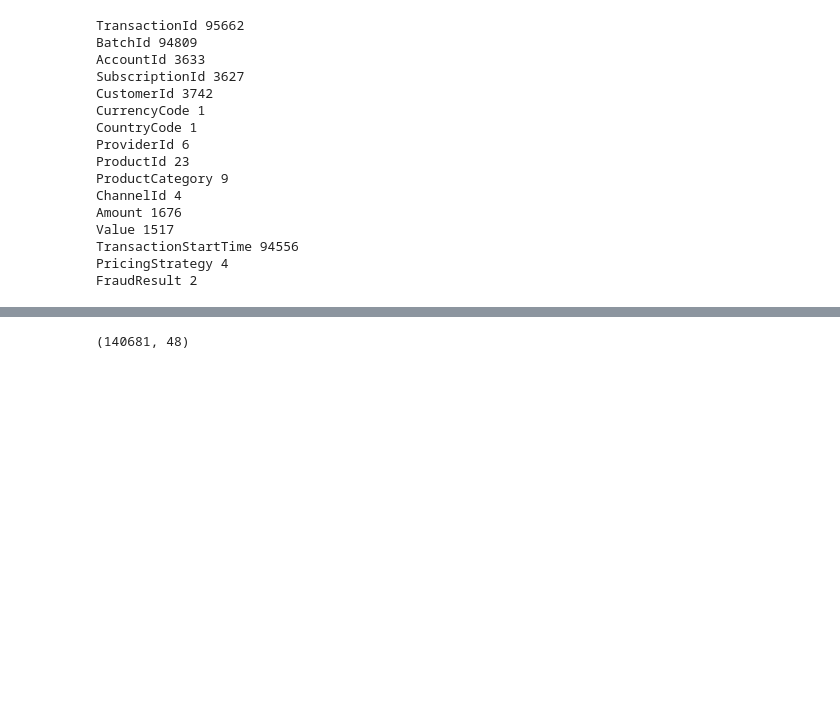
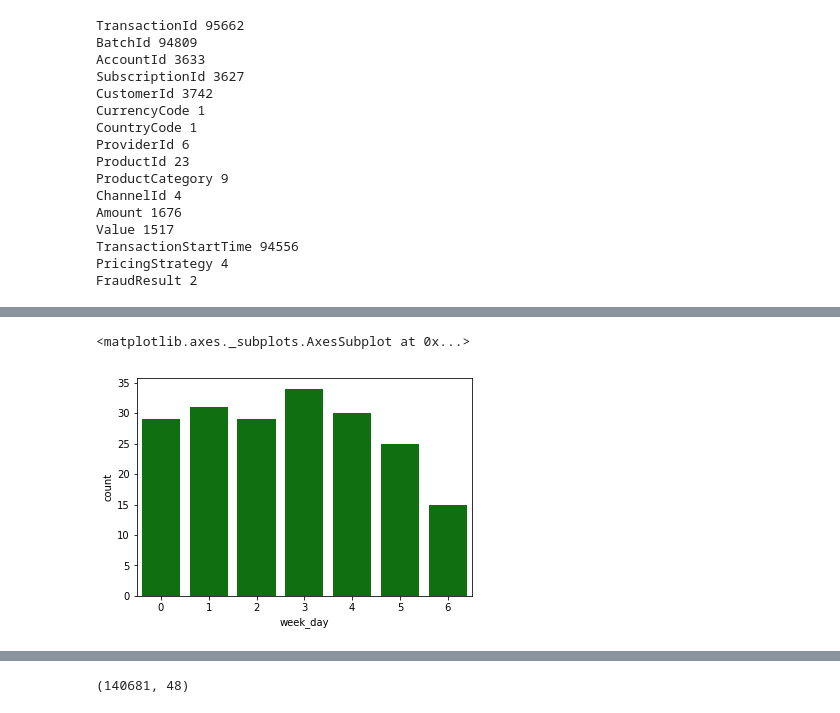
Before and after one commit to TanyaPaquet/Zindi_fraud_detection, a Jupyter notebook: zindi_fraud_detection.ipynb, the cells around one changed output, grey strips where cells are left out. Drawn from its saved outputs; the diff is of its cells as text; code cells hidden in the pictures; blank space fills up the shorter version.

```diff
--- a/zindi_fraud_detection.ipynb
+++ b/zindi_fraud_detection.ipynb
@@ -200,0 +205,5 @@ from sklearn.svm import SVC
+# %%
+sns.countplot(fraud['week_day'], color='green')
+# %% [output]
+<matplotlib.axes._subplots.AxesSubplot at 0x...>
+[figure, added]
```
Also changed, not shown: parts of 60 cells of this notebook.
